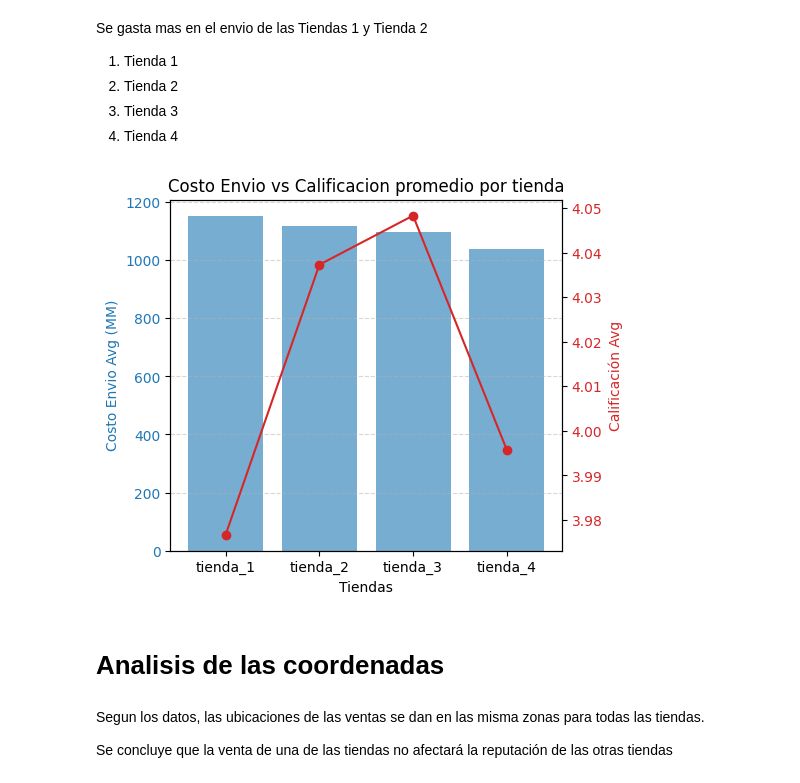
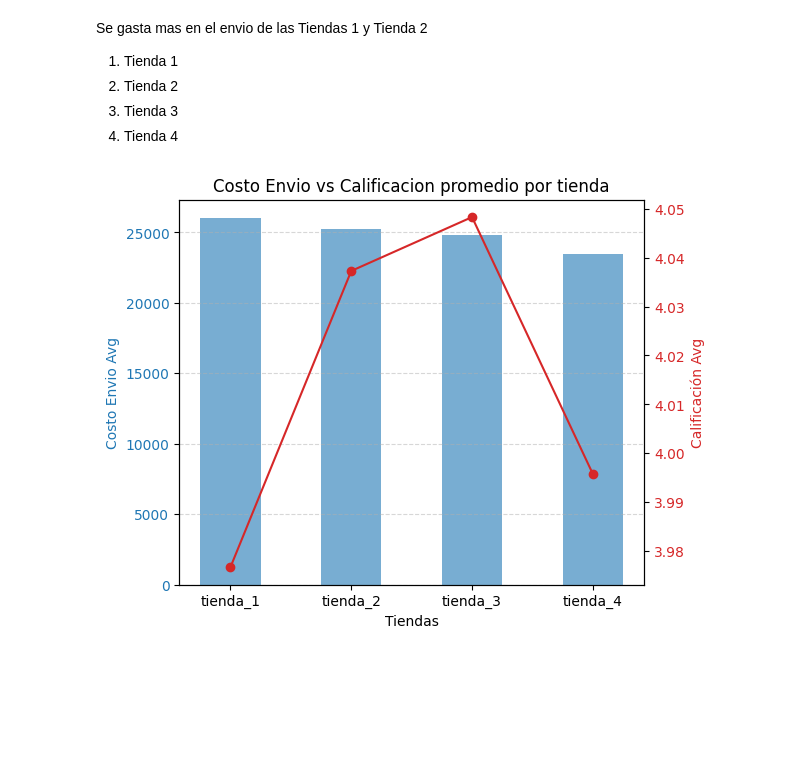
Before and after one commit to Luismrr/Primer_Challenge, a Jupyter notebook: AluraStoreLatam.ipynb, the cells around one changed output. Saved outputs shown, nothing was run; the diff lists cells and outputs as text; code cells hidden in the pictures; blank space fills up the shorter version.

```diff
--- a/AluraStoreLatam.ipynb
+++ b/AluraStoreLatam.ipynb
@@ -154,13 +156,13 @@ Tiendas = list(total_ventas_MM.keys())
 Total_ventas = list(total_ventas_MM.values())
 Calificaciones = list(Calificacion_promedio.values())
 
-figura, eje1 = plt.subplots(figsize=(8,4))
+figura_ventas_cal, eje1 = plt.subplots(figsize=(6,4))
 
 # Eje1 ventas
 color1 = 'tab:blue'
 eje1.set_xlabel('Tiendas')
 eje1.set_ylabel('Total ventas (MM)',color=color1)
-eje1.bar(Tiendas,Total_ventas, color=color1, alpha = 0.6)
+eje1.bar(Tiendas,Total_ventas, color=color1, alpha = 0.6, width=0.4)
 eje1.tick_params(axis='y', labelcolor=color1)
 
 # Eje2 calificaciones
@@ -275,35 +276,29 @@ Se gasta mas en el envio de las Tiendas 1   y   Tienda 2
 # %%
 costo_envio_tienda
 Tiendas = list(total_ventas_MM.keys())
 Costo_envio = list(costo_envio_tienda.values())
 Calificaciones = list(Calificacion_promedio.values())
 
-figura, eje1 = plt.subplots(figsize=(6,5))
+figura_cost_envio_Calif, eje1 = plt.subplots(figsize=(6,5))
 
 # Eje1 ventas
 color1 = 'tab:blue'
 eje1.set_xlabel('Tiendas')
-eje1.set_ylabel('Costo Envio Avg (MM)',color=color1)
-eje1.bar(Tiendas,Total_ventas, color=color1, alpha = 0.6)
+eje1.set_ylabel('Costo Envio Avg',color=color1)
+eje1.bar(Tiendas,Costo_envio, color=color1, alpha = 0.6, width=0.5)
 eje1.tick_params(axis='y', labelcolor=color1)
 
 # Eje2 calificaciones
 eje2 = eje1.twinx()  #dobe eje
 color2='tab:red'
 eje2.set_ylabel('Calificación Avg',color=color2)
 eje2.plot(Tiendas,Calificaciones, color=color2, marker='o')
 eje2.tick_params(axis='y', labelcolor=color2)
 
 plt.title('Costo Envio vs Calificacion promedio por tienda')
 figura.tight_layout()
 eje1.grid(axis='y', linestyle='--', alpha=0.5)
 figura.tight_layout(pad=3)
 plt.show()
 # %% [output]
-[figure, old version]
+[figure, new version]
-# %% [markdown]
-# Analisis de las coordenadas
-# %% [markdown]
-Segun los datos, las ubicaciones de las ventas se dan en las misma zonas para todas las tiendas.
-
-Se concluye que la venta de una de las tiendas no afectará la reputación de las otras tiendas
```
Also changed, not shown: parts of 14 cells of this notebook.
